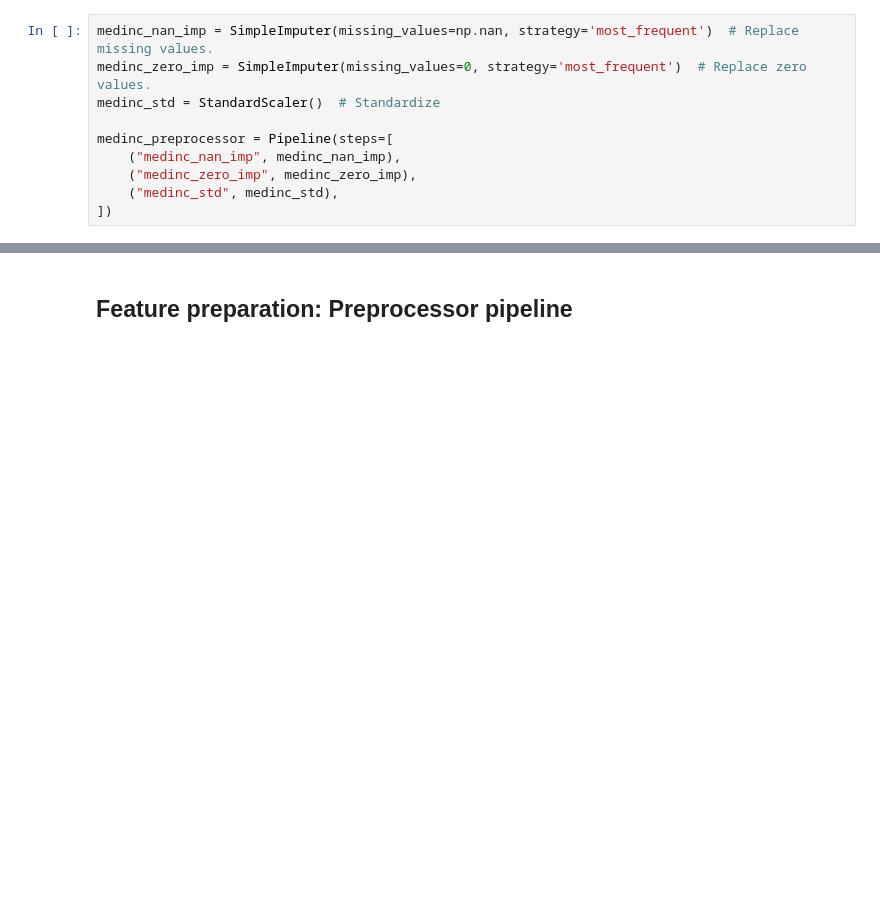
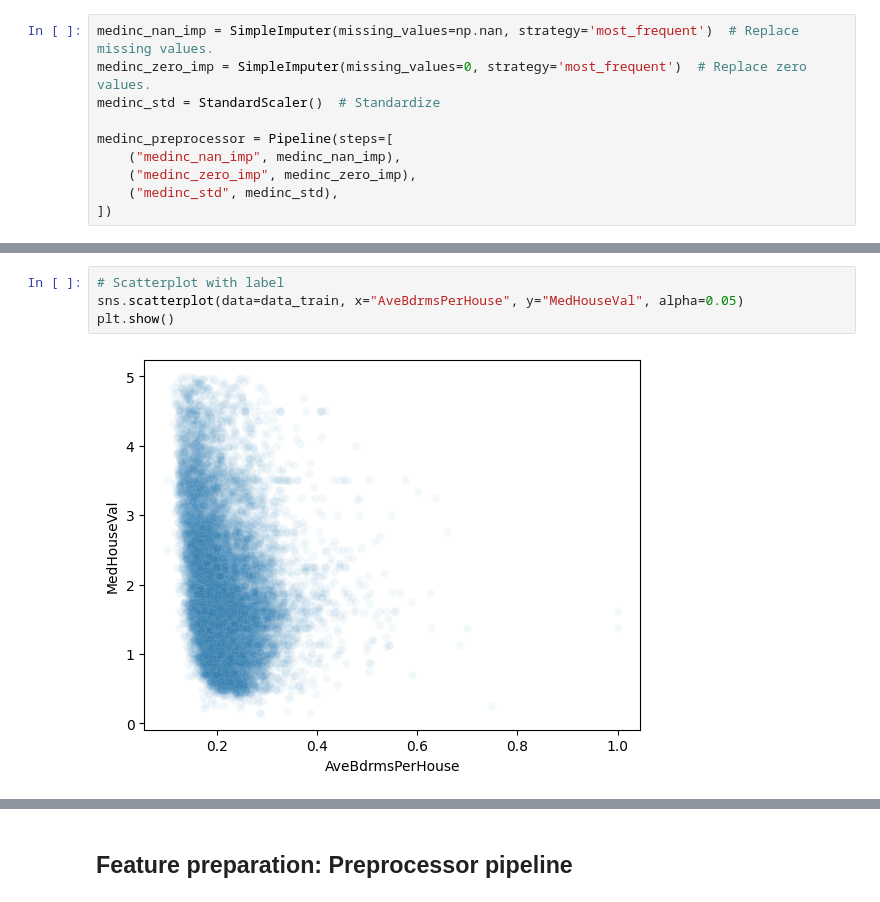
Before and after one commit to mcreutz/playground, a Jupyter notebook: data_analytics/sample_datasets/california_housing.ipynb, the cells around one changed output, grey strips where cells are left out. Drawn from its saved outputs; the diff is of its cells as text; blank space fills up the shorter version.

```diff
--- a/data_analytics/sample_datasets/california_housing.ipynb
+++ b/data_analytics/sample_datasets/california_housing.ipynb
@@ -145,0 +182,6 @@ medinc_preprocessor = Pipeline(steps=[
+# %%
+# Scatterplot with label
+sns.scatterplot(data=data_train, x="AveBdrmsPerHouse", y="MedHouseVal", alpha=0.05)
+plt.show()
+# %% [output]
+[figure, added]
```
Also changed, not shown: parts of 24 cells of this notebook.
